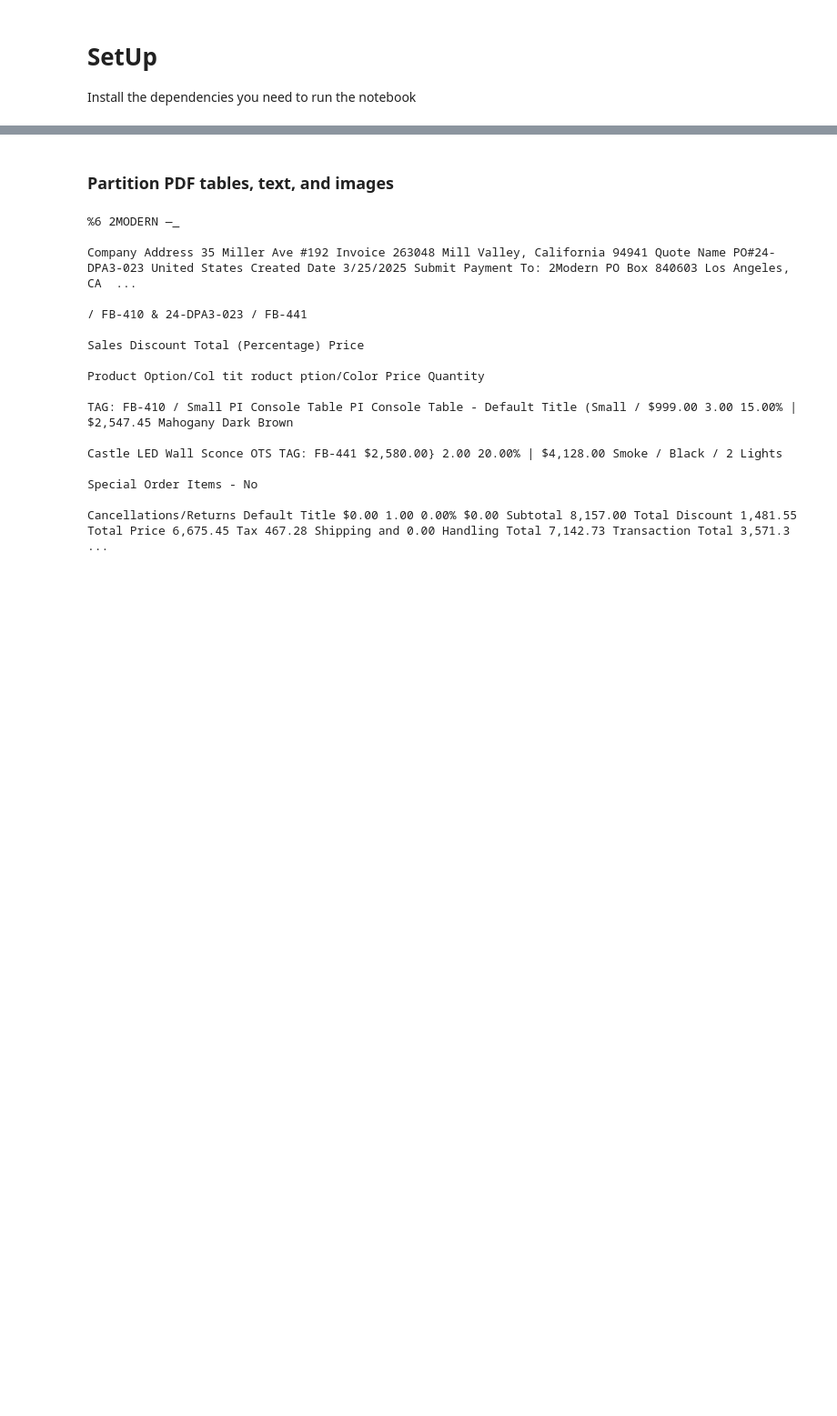
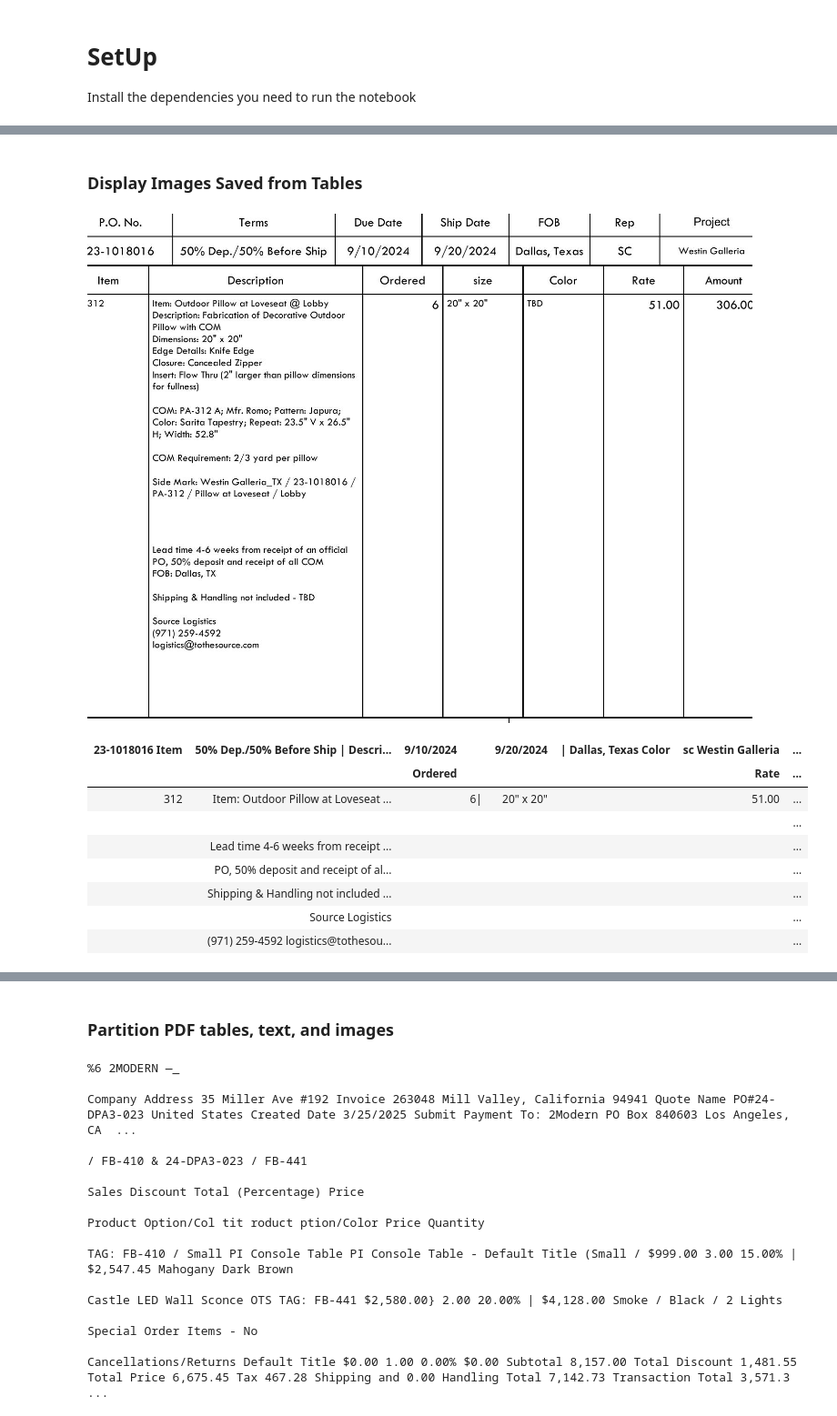
Before and after one commit to RebaAtSource/document-extraction-playground, a Jupyter notebook: backend/app_notebook.ipynb, the cells around one changed output, grey strips where cells are left out. Shown at 91% size. Cells and saved outputs as stored; diff of their text form; code cells hidden in the pictures; blank space fills up the shorter version.

```diff
--- a/backend/app_notebook.ipynb
+++ b/backend/app_notebook.ipynb
@@ -21,0 +63,25 @@ Install the dependencies you need to run the notebook
+# %% [markdown]
+### Display Images Saved from Tables
+# %%
+import base64
+from IPython.display import Image, display, HTML
+
+def display_base64_image(base64_image):
+    image_data = base64.b64decode(base64_image)
+    image = Image(data=image_data)
+    display(image)
+
+table_index = 3;
+display_base64_image(tables[table_index].metadata.image_base64)
+display(HTML(tables[table_index].metadata.text_as_html))
+# %% [output]
+[figure, added]
+| 23-1018016 Item | 50% Dep./50% Before Ship | Descri... | 9/10/2024 |  | 9/20/2024 | | Dallas, Texas Color | sc Westin Galleria | ... |
+|  |  | Ordered |  |  |  | Rate | ... |
+| 312 | Item: Outdoor Pillow at Loveseat ... |  | 6| | 20" x 20" |  | 51.00 | ... |
+|  |  |  |  |  |  |  | ... |
+|  | Lead time 4-6 weeks from receipt ... |  |  |  |  |  | ... |
+|  | PO, 50% deposit and receipt of al... |  |  |  |  |  | ... |
+|  | Shipping & Handling not included ... |  |  |  |  |  | ... |
+|  | Source Logistics |  |  |  |  |  | ... |
+|  | (971) 259-4592 logistics@tothesou... |  |  |  |  |  | ... |
```
Also changed, not shown: parts of 17 cells of this notebook, 3 other files.
